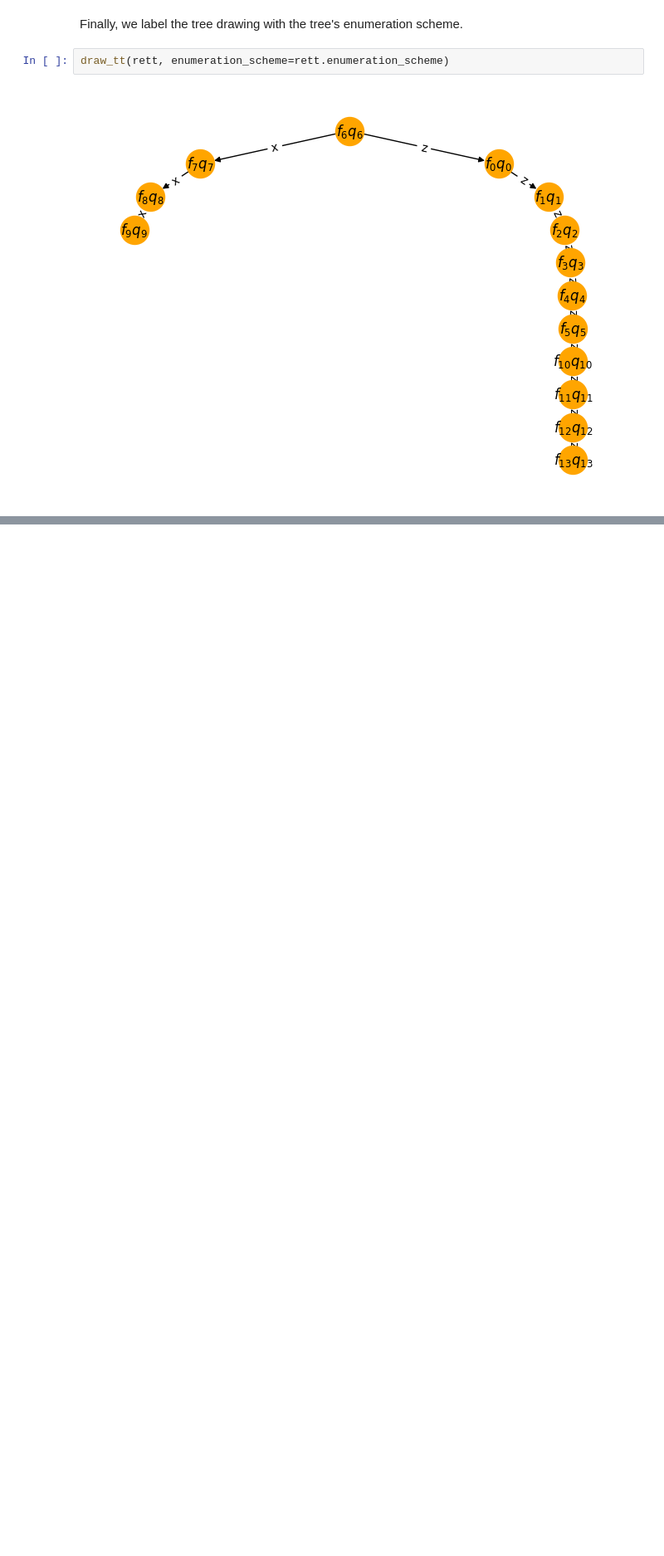
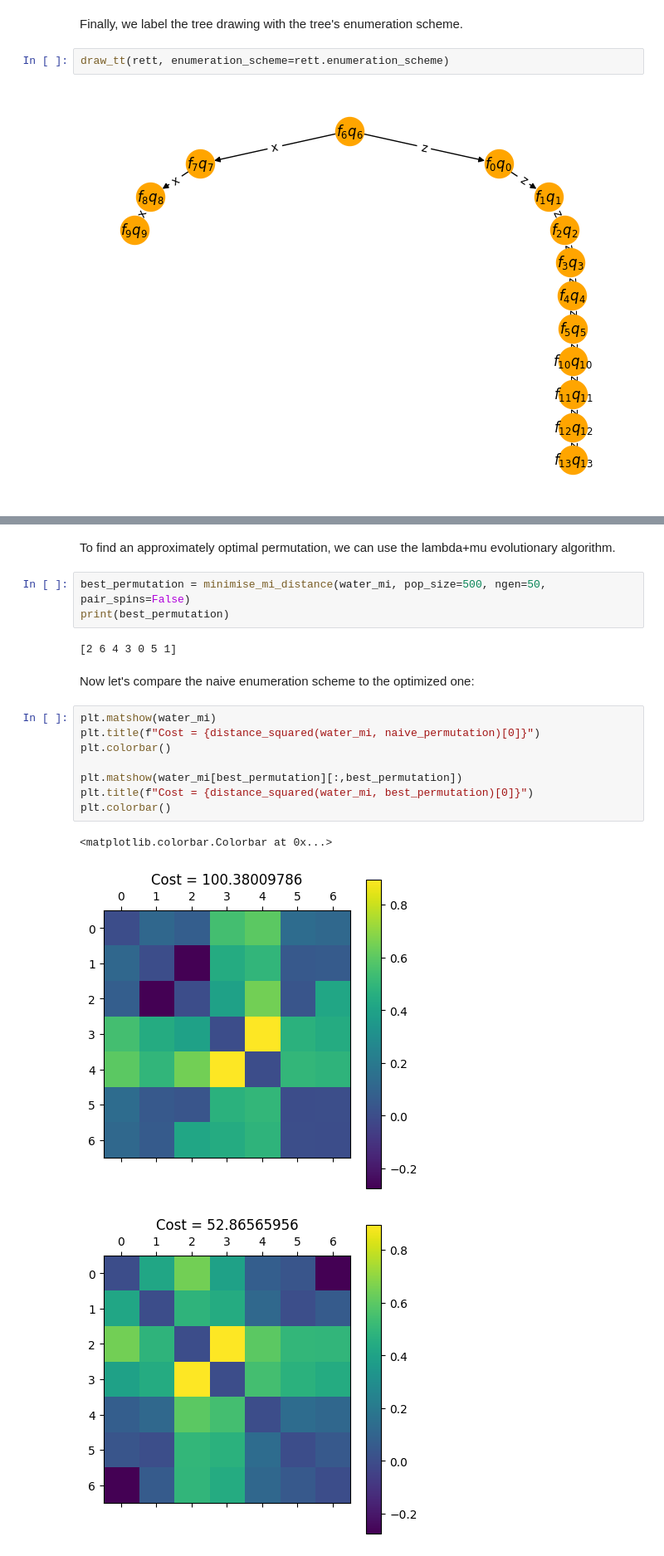
Before and after one commit to UCL-CCS/ferrmion, a Jupyter notebook: docs/jupyter_execute/notebooks/rett.ipynb, the cells around one changed output, grey strips where cells are left out. Shown at 83% size. Drawn from its saved outputs; the diff is of its cells as text; blank space fills up the shorter version.

```diff
--- a/docs/jupyter_execute/notebooks/rett.ipynb
+++ b/docs/jupyter_execute/notebooks/rett.ipynb
@@ -82,0 +111,21 @@ As expected, the spin-orbitals (fermionic modes) {6,7,8,9} now live on a branch
+# %% [markdown]
+To find an approximately optimal permutation, we can use the lambda+mu evolutionary algorithm.
+# %%
+best_permutation = minimise_mi_distance(water_mi, pop_size=500, ngen=50, pair_spins=False)
+print(best_permutation)
+# %% [output]
+[2 6 4 3 0 5 1]
+# %% [markdown]
+Now let's compare the naive enumeration scheme to the optimized one:
+# %%
+plt.matshow(water_mi)
+plt.title(f"Cost = {distance_squared(water_mi, naive_permutation)[0]}")
+plt.colorbar()
+
+plt.matshow(water_mi[best_permutation][:,best_permutation])
+plt.title(f"Cost = {distance_squared(water_mi, best_permutation)[0]}")
+plt.colorbar()
+# %% [output]
+<matplotlib.colorbar.Colorbar at 0x...>
+[figure, added]
+[figure, added]
```
Also changed, not shown: parts of 9 cells of this notebook, 6 other files.
